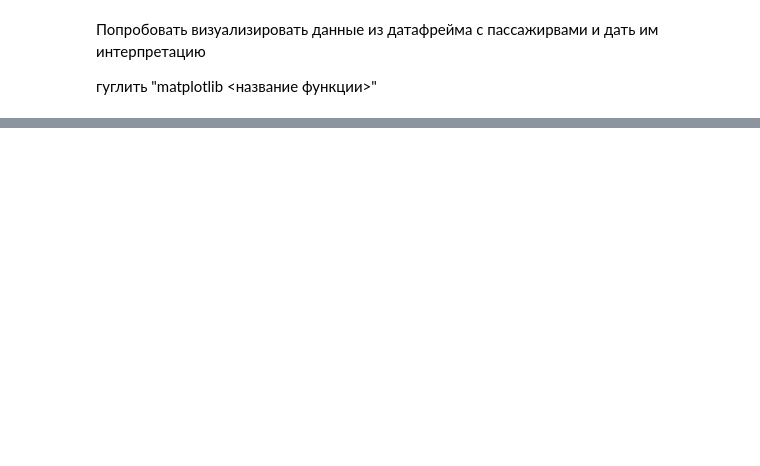
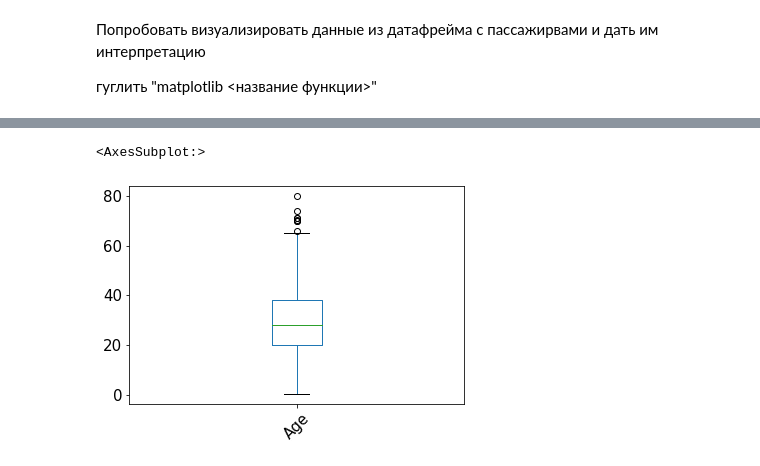
Before and after one commit to SvetoforColumb/product_analyst_course, a Jupyter notebook: notebooks/lesson_2_pandas.ipynb, the cells around one changed output, grey strips where cells are left out. Saved outputs shown, nothing was run; the diff lists cells and outputs as text; code cells hidden in the pictures; blank space fills up the shorter version.

```diff
--- a/notebooks/lesson_2_pandas.ipynb
+++ b/notebooks/lesson_2_pandas.ipynb
@@ -869,0 +972,9 @@ df.boxplot?
+# %%
+passengers_df.boxplot(grid=False, rot=45, fontsize=15, column='Age')
+
+# 75% пассажиров моложе 40
+# 75% пассажиров Старше 40
+# Единицы людей старше 65
+# %% [output]
+<AxesSubplot:>
+[figure, added]
```
Also changed, not shown: parts of 27 cells of this notebook, 2 other files.
